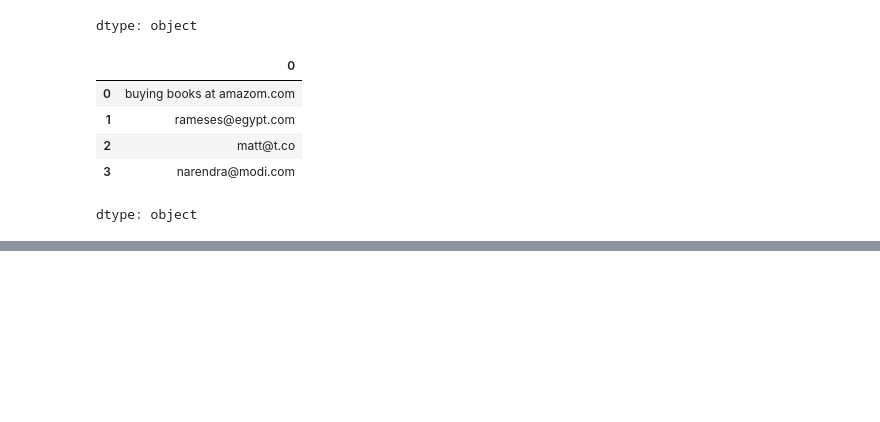
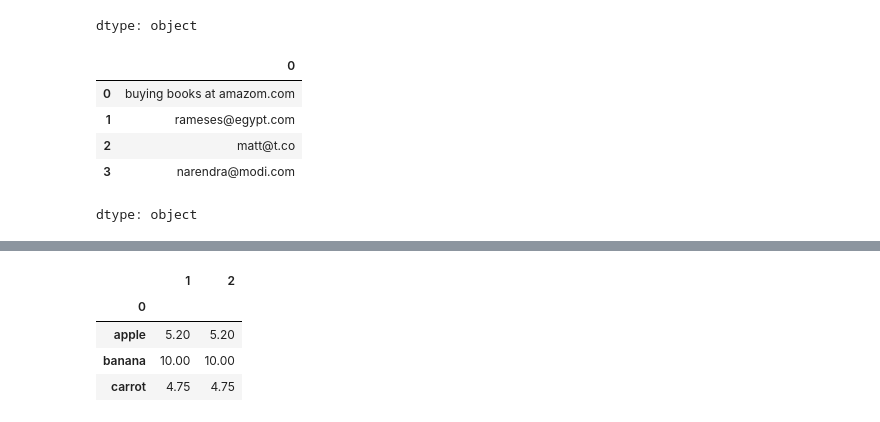
Before and after one commit to rushielevates/ML-DL-practice, a Jupyter notebook: Pandas.ipynb, the cells around one changed output, grey strips where cells are left out. Saved outputs shown, nothing was run; the diff lists cells and outputs as text; code cells hidden in the pictures; blank space fills up the shorter version.

```diff
--- a/Pandas.ipynb
+++ b/Pandas.ipynb
@@ -935,0 +1023,8 @@ SyntaxError: invalid syntax (730096467.py, line 1)
+# %%
+df.groupby(0).mean()
+# %% [output]
+|  | 1 | 2 |
+| 0 |  |  |
+| apple | 5.20 | 5.20 |
+| banana | 10.00 | 10.00 |
+| carrot | 4.75 | 4.75 |
```
Also changed, not shown: parts of 21 cells of this notebook.
